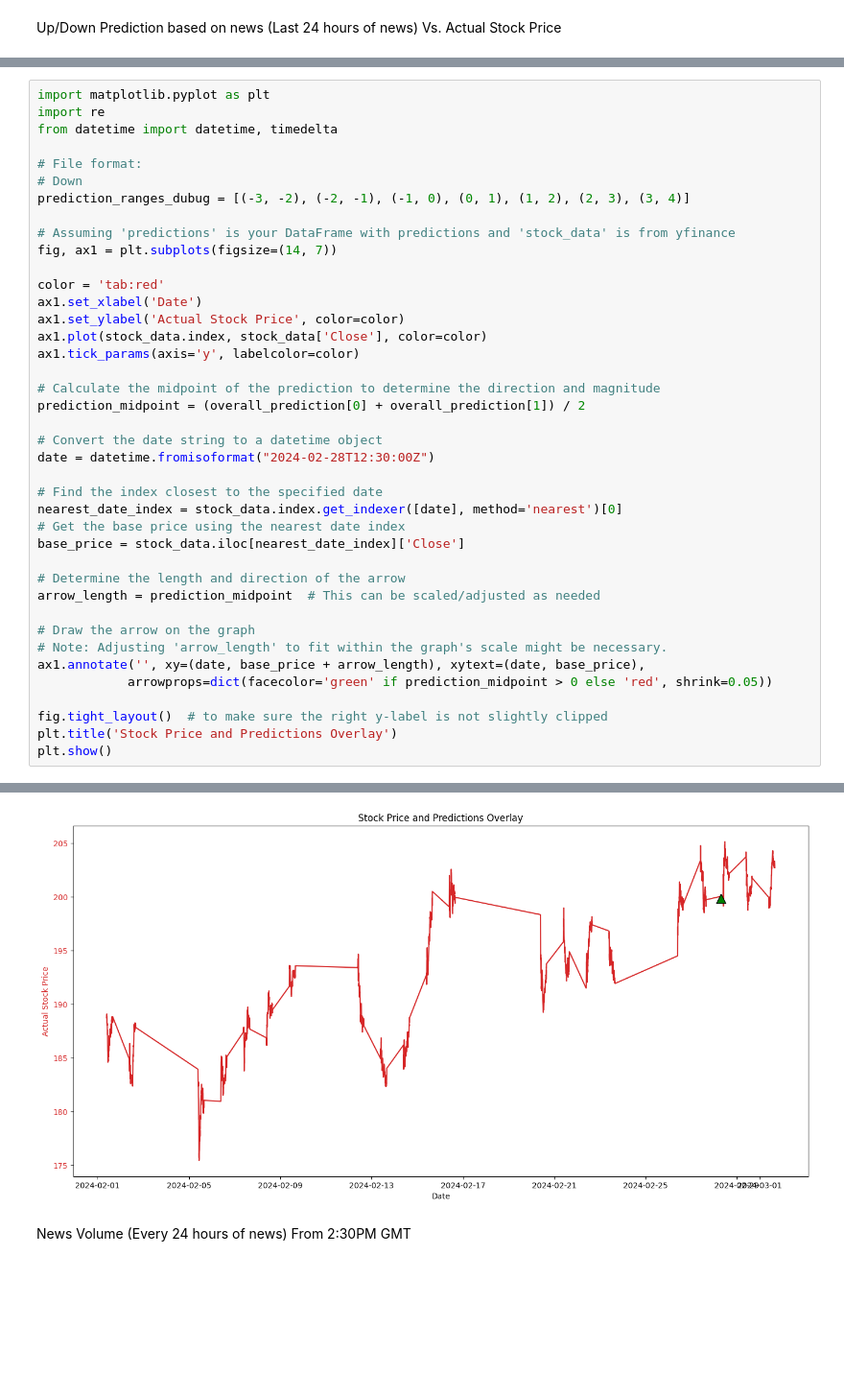
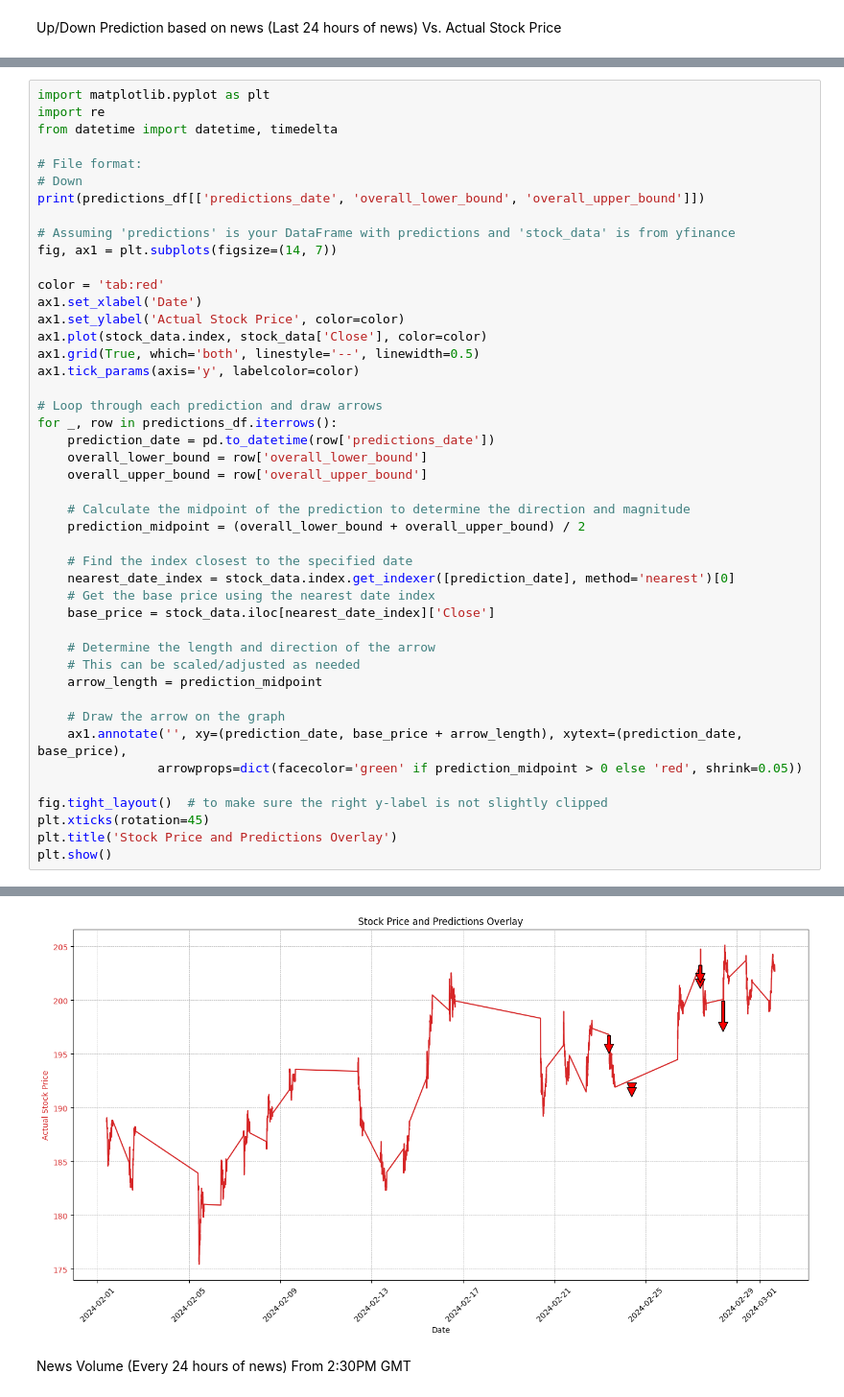
Before and after one commit to Darren80/stocktwits-sentiment, a Jupyter notebook: Analysis.ipynb, the cells around one changed output, grey strips where cells are left out. Shown at 96% size. Saved outputs shown, nothing was run; the diff lists cells and outputs as text; blank space fills up the shorter version.

```diff
--- a/Analysis.ipynb
+++ b/Analysis.ipynb
@@ -493,7 +538,7 @@ from datetime import datetime, timedelta
 
 # File format:
 # Down
-prediction_ranges_dubug = [(-3, -2), (-2, -1), (-1, 0), (0, 1), (1, 2), (2, 3), (3, 4)]
+print(predictions_df[['predictions_date', 'overall_lower_bound', 'overall_upper_bound']])
 
 # Assuming 'predictions' is your DataFrame with predictions and 'stock_data' is from yfinance
 fig, ax1 = plt.subplots(figsize=(14, 7))
@@ -502,28 +547,33 @@ color = 'tab:red'
 ax1.set_xlabel('Date')
 ax1.set_ylabel('Actual Stock Price', color=color)
 ax1.plot(stock_data.index, stock_data['Close'], color=color)
+ax1.grid(True, which='both', linestyle='--', linewidth=0.5)
 ax1.tick_params(axis='y', labelcolor=color)
 
-# Calculate the midpoint of the prediction to determine the direction and magnitude
-prediction_midpoint = (overall_prediction[0] + overall_prediction[1]) / 2
+# Loop through each prediction and draw arrows
+for _, row in predictions_df.iterrows():
+    prediction_date = pd.to_datetime(row['predictions_date'])
+    overall_lower_bound = row['overall_lower_bound']
+    overall_upper_bound = row['overall_upper_bound']
 
-# Convert the date string to a datetime object
-date = datetime.fromisoformat("2024-02-28T12:30:00Z")
+    # Calculate the midpoint of the prediction to determine the direction and magnitude
+    prediction_midpoint = (overall_lower_bound + overall_upper_bound) / 2
 
-# Find the index closest to the specified date
-nearest_date_index = stock_data.index.get_indexer([date], method='nearest')[0]
-# Get the base price using the nearest date index
-base_price = stock_data.iloc[nearest_date_index]['Close']
+    # Find the index closest to the specified date
+    nearest_date_index = stock_data.index.get_indexer([prediction_date], method='nearest')[0]
+    # Get the base price using the nearest date index
+    base_price = stock_data.iloc[nearest_date_index]['Close']
 
-# Determine the length and direction of the arrow
-arrow_length = prediction_midpoint  # This can be scaled/adjusted as needed
+    # Determine the length and direction of the arrow
+    # This can be scaled/adjusted as needed
+    arrow_length = prediction_midpoint
 
-# Draw the arrow on the graph
-# Note: Adjusting 'arrow_length' to fit within the graph's scale might be necessary.
-ax1.annotate('', xy=(date, base_price + arrow_length), xytext=(date, base_price),
-            arrowprops=dict(facecolor='green' if prediction_midpoint > 0 else 'red', shrink=0.05))
+    # Draw the arrow on the graph
+    ax1.annotate('', xy=(prediction_date, base_price + arrow_length), xytext=(prediction_date, base_price),
+                arrowprops=dict(facecolor='green' if prediction_midpoint > 0 else 'red', shrink=0.05))
 
 fig.tight_layout()  # to make sure the right y-label is not slightly clipped
+plt.xticks(rotation=45)
 plt.title('Stock Price and Predictions Overlay')
 plt.show()
 # %% [output]
@@ -530,4 +587,4 @@ plt.show()
-[figure, old version]
+[figure, new version]
 # %% [markdown]
 News Volume (Every 24 hours of news) From 2:30PM GMT
 # %%
```
Also changed, not shown: parts of 21 cells of this notebook, 4 other files.
